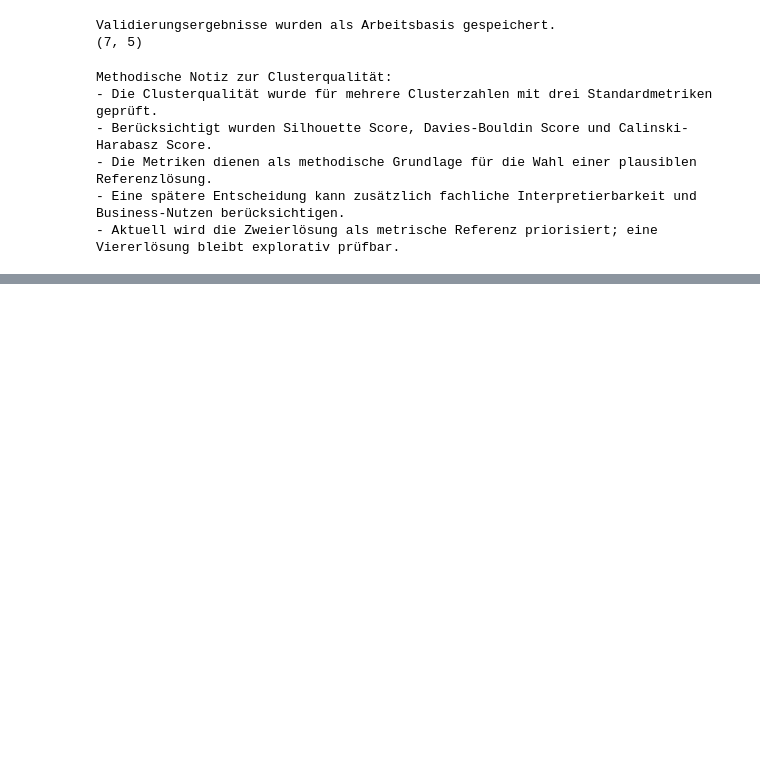
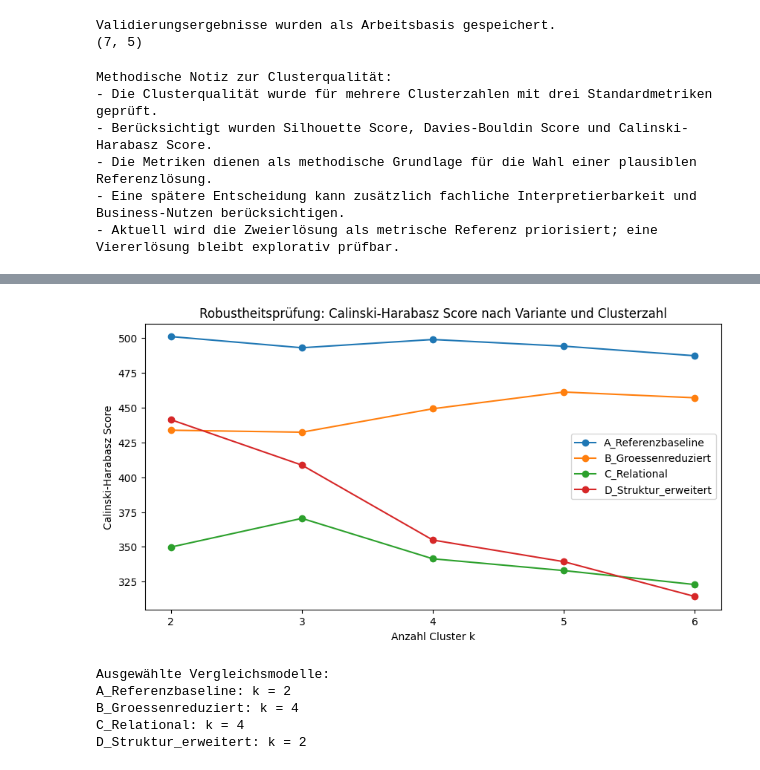
Before and after one commit to jensus-rep/data01-executive-search-analytics, a Jupyter notebook: notebooks/01_data_import_and_debitor_matrix.ipynb, the cells around one changed output, grey strips where cells are left out. Cells and saved outputs as stored; diff of their text form; code cells hidden in the pictures; blank space fills up the shorter version.

```diff
--- a/notebooks/01_data_import_and_debitor_matrix.ipynb
+++ b/notebooks/01_data_import_and_debitor_matrix.ipynb
@@ -1374,0 +1658,76 @@ Methodische Notiz zur Clusterqualität:
+# %%
+# Calinski-Harabasz Score je Variante visualisieren
+
+plt.figure(figsize=(10, 5))
+
+for variant_name in robustness_validation_df["variante"].unique():
+    plot_df = robustness_validation_df[robustness_validation_df["variante"] == variant_name]
+    plt.plot(plot_df["k"], plot_df["calinski_harabasz_score"], marker="o", label=variant_name)
+
+plt.title("Robustheitsprüfung: Calinski-Harabasz Score nach Variante und Clusterzahl")
+plt.xlabel("Anzahl Cluster k")
+plt.ylabel("Calinski-Harabasz Score")
+plt.xticks(list(k_values_robustness))
+plt.legend()
+plt.show()
+# %% [output]
+[figure, added]
+# %%
+# Für jede Variante die metrisch beste k=2- oder k=4-Lösung als Arbeitsbasis auswählen
+
+robustness_selected_models = {}
+
+for variant_name, prepared in robustness_prepared_data.items():
+    variant_results = robustness_validation_df[
+        (robustness_validation_df["variante"] == variant_name) &
+        (robustness_validation_df["k"].isin([2, 4]))
+    ].copy()
+
+    if variant_results.empty:
+        continue
+
+    selected_row = variant_results.loc[variant_results["silhouette_score"].idxmax()]
+    selected_k = int(selected_row["k"])
+
+    X_variant_scaled = prepared["X_scaled"]
+    feature_cols = prepared["feature_cols"]
+
+    kmeans = KMeans(n_clusters=selected_k, random_state=42, n_init=10)
+    labels = kmeans.fit_predict(X_variant_scaled)
+
+    result_df = base_robustness_df.copy()
+    cluster_col = f"cluster_{variant_name}"
+    result_df[cluster_col] = labels
+
+    cluster_sizes_df = (
+        result_df[cluster_col]
+        .value_counts()
+        .sort_index()
+        .reset_index()
+    )
+    cluster_sizes_df.columns = ["cluster", "count"]
+
+    cluster_profile_means_df = (
+        result_df.groupby(cluster_col)[feature_cols]
+        .mean()
+        .round(3)
+    )
+
+    robustness_selected_models[variant_name] = {
+        "selected_k": selected_k,
+        "feature_cols": feature_cols,
+        "cluster_col": cluster_col,
+        "result_df": result_df,
+        "cluster_sizes_df": cluster_sizes_df,
+        "cluster_profile_means_df": cluster_profile_means_df
+    }
+
+print("Ausgewählte Vergleichsmodelle:")
+for variant_name, model in robustness_selected_models.items():
+    print(f"{variant_name}: k = {model['selected_k']}")
+# %% [output]
+Ausgewählte Vergleichsmodelle:
+A_Referenzbaseline: k = 2
+B_Groessenreduziert: k = 4
+C_Relational: k = 4
+D_Struktur_erweitert: k = 2
```
Also changed, not shown: parts of 12 cells of this notebook.
